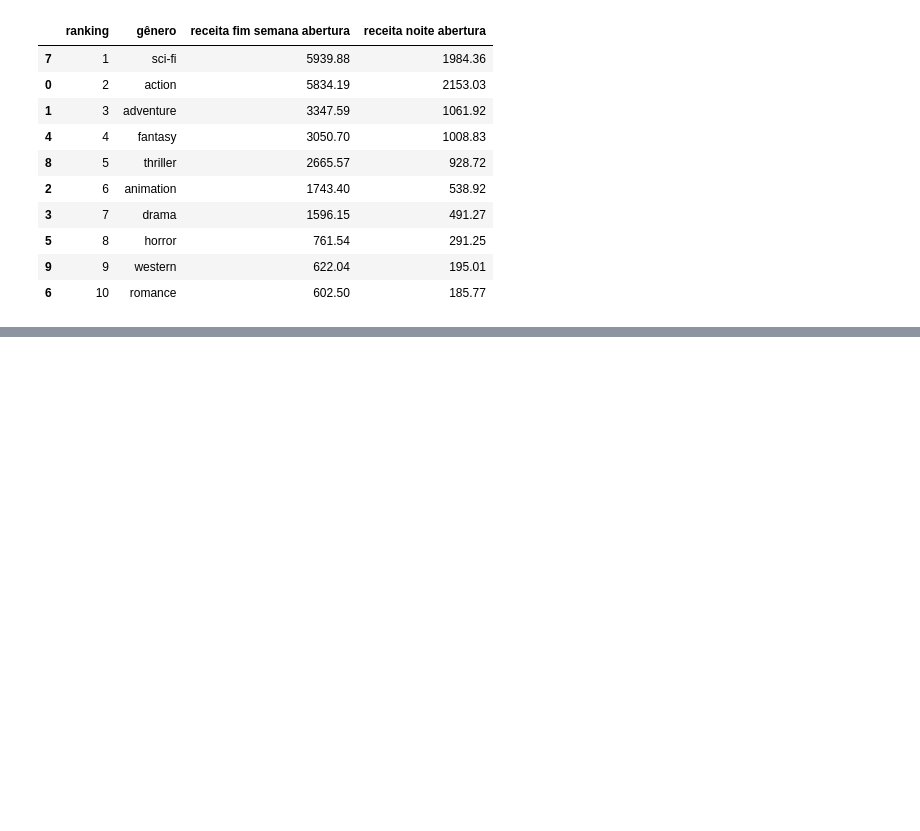
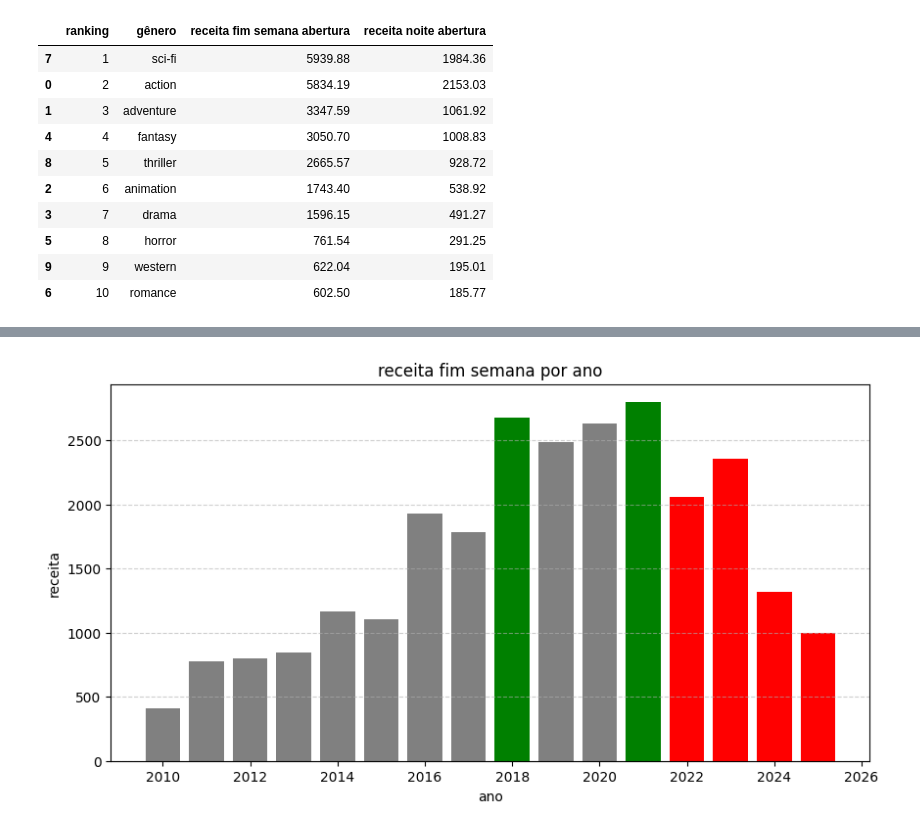
Before and after one commit to Carlos-Rafael-Dev/Data_Analytics, a Jupyter notebook: Produtora MegaPik/Movies MegaPik.ipynb, the cells around one changed output, grey strips where cells are left out. Drawn from its saved outputs; the diff is of its cells as text; code cells hidden in the pictures; blank space fills up the shorter version.

```diff
--- a/Produtora MegaPik/Movies MegaPik.ipynb
+++ b/Produtora MegaPik/Movies MegaPik.ipynb
@@ -146,0 +277,22 @@ display(tabela_pivot)
+# %%
+# Categorizar melhor melhor periodo vs periodo de queda
+cores = []
+for ano in receita_por_ano["ano"]:
+    if ano in [2018, 2021]:
+        cores.append("green")
+    elif 2022 <= ano <= 2025:
+        cores.append("red")
+    else:
+        cores.append("gray")
+
+plt.figure(figsize=(10, 5))
+plt.bar(receita_por_ano["ano"], receita_por_ano["receita fim semana abertura"], color=cores)
+
+plt.title("receita fim semana por ano")
+plt.xlabel("ano")
+plt.ylabel("receita")
+plt.grid(axis="y", linestyle="--", alpha=0.6)
+
+plt.show()
+# %% [output]
+[figure, added]
```
Also changed, not shown: parts of 12 cells of this notebook.
